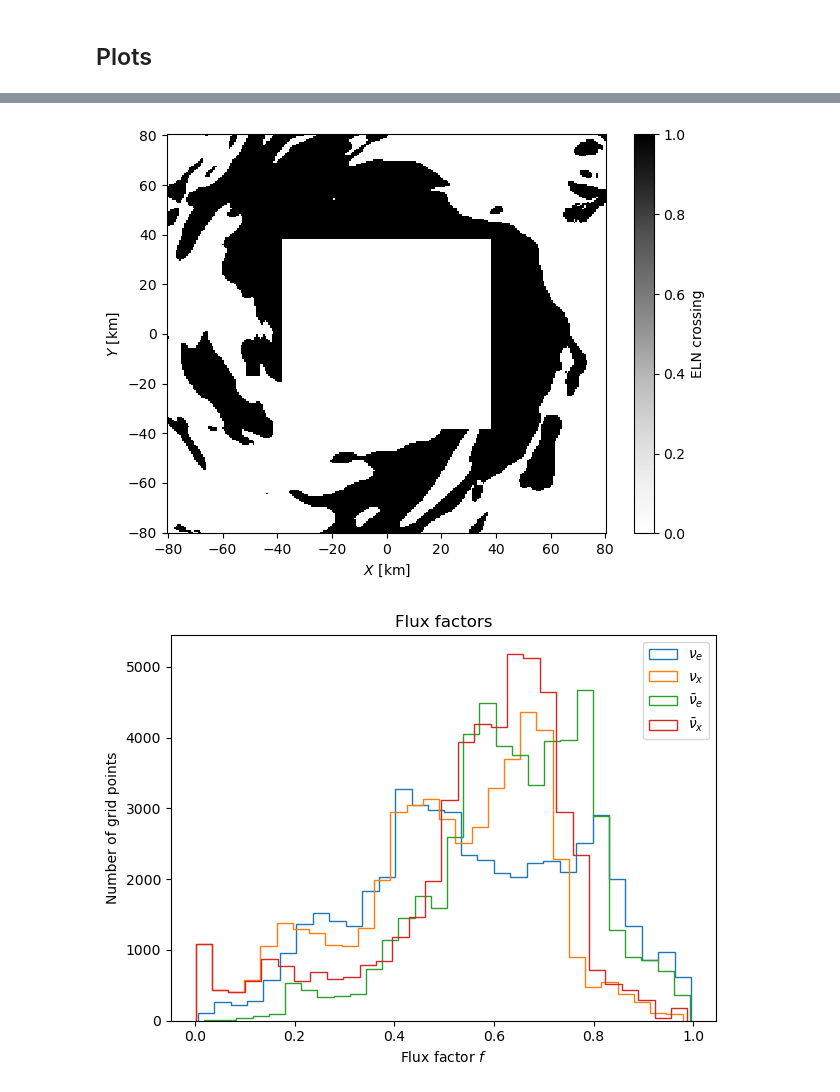
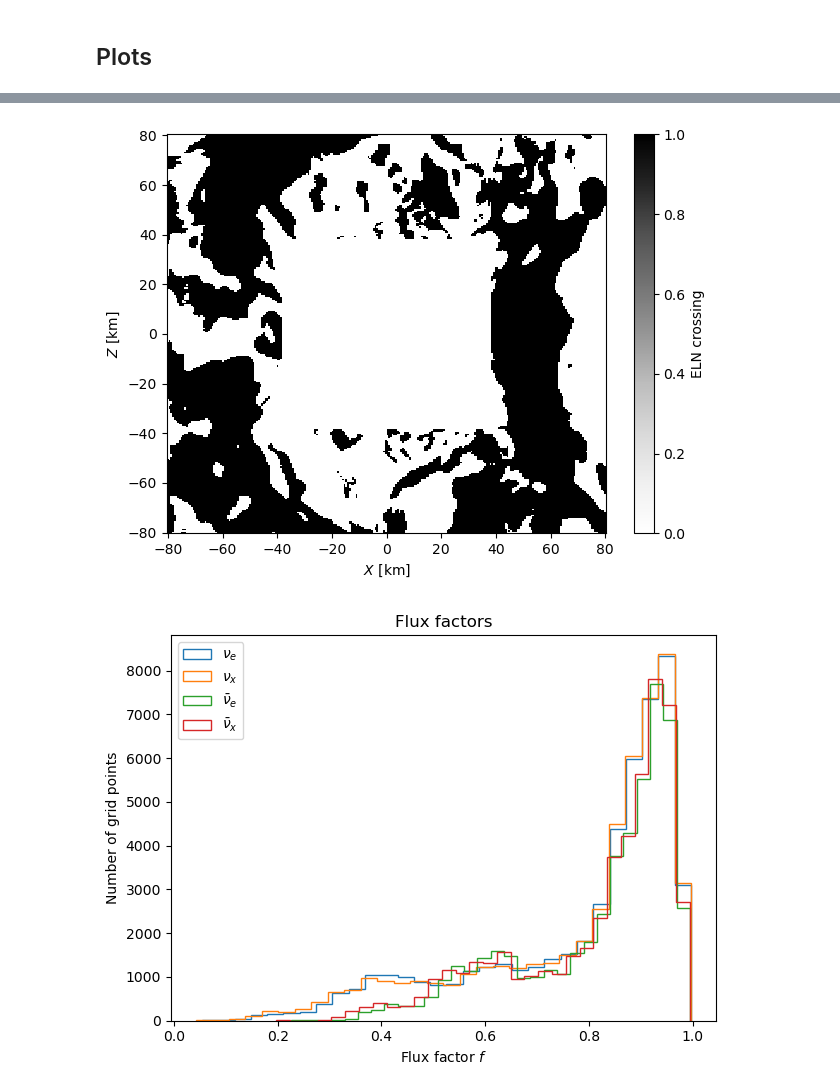
Before and after one commit to jfroustey/Rhea, a Jupyter notebook: results/Output_analysis.ipynb, the cells around one changed output, grey strips where cells are left out. Drawn from its saved outputs; the diff is of its cells as text; code cells hidden in the pictures.

```diff
--- a/results/Output_analysis.ipynb
+++ b/results/Output_analysis.ipynb
@@ -194,7 +194,7 @@ Diff = (F4_out-F4_in)/TrN_in[:,:,np.newaxis,:,np.newaxis]
 # %% [markdown]
 ## Plots
 # %%
-resname = "rl1_z129"
+resname = "rl1_y129_nomask"
 
 (Nee_in,Nmumu_in,Ntautau_in,Nxx_in,TrN_in,Fee_in,Fmumu_in,Ftautau_in,Nee_out,Nmumu_out,Ntautau_out,Nxx_out,TrN_out,Fee_out,Fmumu_out,Ftautau_out,
 Neebar_in,Nmumubar_in,Ntautaubar_in,Nxxbar_in,TrNbar_in,Feebar_in,Fmumubar_in,Ftautaubar_in,Neebar_out,Nmumubar_out,Ntautaubar_out,
@@ -208,8 +208,10 @@ delta_Neebar = (Neebar_out - Neebar_in)/TrNbar_in
 delta_DNbar = (Neebar_out - Nxxbar_out - Neebar_in + Nxxbar_in)/TrNbar_in
 delta_Neebar_bis = (Neebar_out - Neebar_in)/(Neebar_in+Neebar_out)
 
-plt.pcolormesh(x[:,:,0],y[:,:,0],np.abs(delta_Nee),vmin=0, vmax=0.6,cmap="Blues")
-plt.ylabel(r'$Y \ [\mathrm{km}]$')
+#plt.pcolormesh(x[:,:,0],y[:,:,0],np.abs(delta_Nee),vmin=0, vmax=0.6,cmap="Blues")
+plt.pcolormesh(x[:,0,:],z[:,0,:],np.abs(delta_Nee),vmin=0, vmax=0.6,cmap="Blues")
+#plt.ylabel(r'$Y \ [\mathrm{km}]$')
+plt.ylabel(r'$Z \ [\mathrm{km}]$')
 plt.xlabel(r'$X \ [\mathrm{km}]$')
 plt.colorbar(label=r'$|N_{ee}^\mathrm{out}-N_{ee}^\mathrm{in}|/\mathrm{Tr}(N)$')
 
@@ -260,12 +266,14 @@ Minimum number densities (1|ccm): nu_e 1.7164114e+30 | nu_x 5.3826077e+29
 # %%
-plt.pcolormesh(x[:,:,0],y[:,:,0],Delta_scaled[:,:,129],vmin=0,vmax=1,cmap="Greys")
+#plt.pcolormesh(x[:,:,0],y[:,:,0],Delta_scaled[:,:,129],vmin=0,vmax=1,cmap="Greys")
+plt.pcolormesh(x[:,0,:],z[:,0,:],Delta_scaled[:,129,:],vmin=0,vmax=1,cmap="Greys")
 plt.xlabel(r'$X \ [\mathrm{km}]$')
-plt.ylabel(r'$Y \ [\mathrm{km}]$')
+#plt.ylabel(r'$Y \ [\mathrm{km}]$')
+plt.ylabel(r'$Z \ [\mathrm{km}]$')
 plt.colorbar(label="ELN crossing")
 plt.tight_layout()
 plt.savefig(resname+"_ELNcrossing.png",dpi=500)
 # %% [output]
-[figure, old version]
+[figure, new version]
 # %%
 plt.hist(np.ndarray.flatten(fee_out),bins=30,label=r'$\nu_e$',histtype='step')
 plt.hist(np.ndarray.flatten(fmumu_out),bins=30,label=r'$\nu_x$',histtype='step')
@@ -278,7 +286,7 @@ plt.legend()
 plt.tight_layout()
 plt.savefig(resname+"_flux_factors.pdf")
 # %% [output]
-[figure, old version]
+[figure, new version]
 # %%
 plt.hist(np.ndarray.flatten(TrN_out/TrN_in-1),30,label=r'$N$')#,histtype='barstacked')
 plt.hist(np.ndarray.flatten(TrNbar_out/TrNbar_in-1),30,label=r'$\bar{N}$')#,histtype='barstacked')
```
Also changed, not shown: parts of 8 cells of this notebook, 1 other file.
